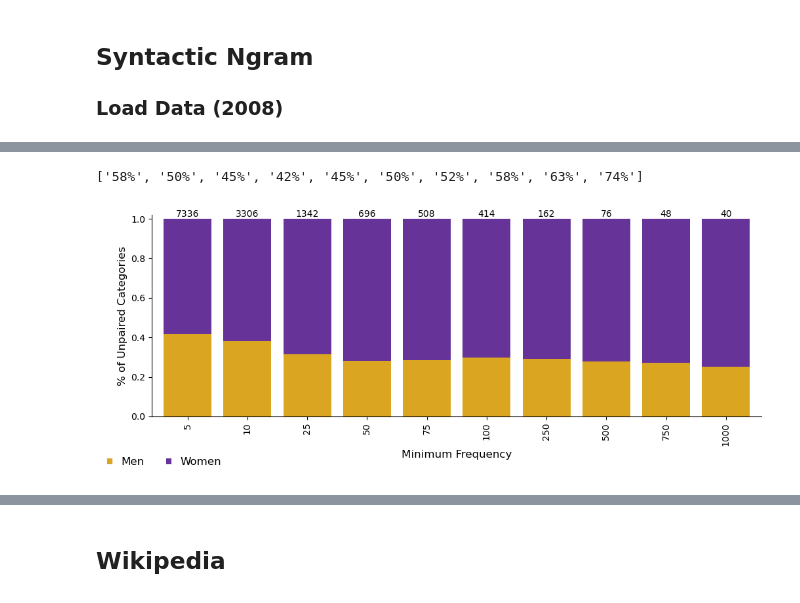
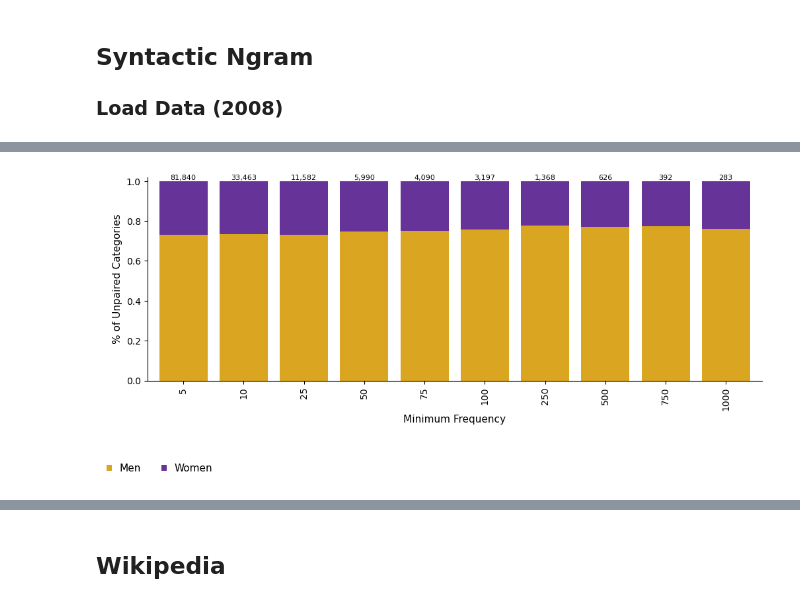
Before and after one commit to katie-warburton/Exploring-Biases-in-Gendered-Categories, a Jupyter notebook: Asymmetries in Gendered Categories.ipynb, the cells around one changed output, grey strips where cells are left out. Saved outputs shown, nothing was run; the diff lists cells and outputs as text; code cells hidden in the pictures.

Commit message:
added more figures + updated main notebook

```diff
--- a/Asymmetries in Gendered Categories.ipynb
+++ b/Asymmetries in Gendered Categories.ipynb
@@ -237,0 +219,5 @@ over_1000 = df[df['FREQ'] >= 1000]['PHRASE'].values
+# %%
+# includes all but the ambiguous cases
+df_all = pd.read_csv('Data/Syntactic Ngram/all_gendered_nps.csv', sep='\t')
+df_gender_modifying_noun = pd.read_csv('Data/Syntactic Ngram/nouns_modified_by_gender.csv', sep='\t')
+df_noun_modifying_gender = pd.read_csv('Data/Syntactic Ngram/modified_mw.csv', sep='\t')
@@ -238,29 +227,18 @@ over_1000 = df[df['FREQ'] >= 1000]['PHRASE'].values
 # %%
-w_props = []
-m_props = []
+thresholds = [5, 10, 25, 50, 75, 100, 250, 500, 750, 1000]
+ngram_lists = gm.get_ngram_over_threshold(df_all, thresholds)
+w_props, m_props = [], []
 total_counts = []
-percent_unbalanced = []
-for gram_list in [over_5, over_10, over_25, over_50, over_75, over_100, over_250, over_500, over_750, over_1000]:
-    m_grams, w_grams = get_gendered_ngrams(gram_list)
-    no_M = {re.sub(r'<M>', '', gram):gram for gram in m_grams}
-    no_W = {re.sub(r'<W>', '', gram):gram for gram in w_grams}
-    m_unablanced = [(no_M[k], None) for k in set(no_M.keys()) - set(no_W.keys())]
-    w_unbalanced = [(None, no_W[k]) for k in set(no_W.keys()) - set(no_M.keys())]
-    wm = [(no_M[k], no_W[k]) for k in set(no_M.keys()) & set(no_W.keys())]
-    total_unbalanced = len(m_unablanced) + len(w_unbalanced)
-    total_counts.append(total_unbalanced)
-    w_props.append(len(w_unbalanced)/total_unbalanced)
-    m_props.append(len(m_unablanced)/total_unbalanced)
-    percent_unbalanced.append(f'{total_unbalanced/len(gram_list):.0%}')
-
+for gram_list in ngram_lists:
+    m_grams, w_grams = gm.get_gendered_ngrams(gram_list)
+    m, w, wm = gm.get_ngram_cases(m_grams, w_grams)
+    w_props.append(len(w)/(len(w)+len(m)))
+    m_props.append(len(m)/(len(w)+len(m)))
+    total_counts.append(f'{len(w+m):,}')
 counts = {'Men': m_props, 'Women': w_props}
 fig, ax = plt.subplots(1, 1, figsize=(12, 4))
 x = ['5', '10', '25', '50', '75', '100', '250', '500', '750', '1000']
-plotStacked(ax, x, counts, ['goldenrod', 'rebeccapurple'], xLabel='Minimum Frequency', yLabel='% of Unpaired Categories', barLabels=total_counts)
-
-
-
-print(percent_unbalanced)
+plots.plot_stacked(ax, x, counts, ['goldenrod', 'rebeccapurple'], xLabel='Minimum Frequency', yLabel='% of Unpaired Categories', barLabels=total_counts)
+fig.savefig('Outputs/Figures/all_gendered_nps.jpeg', bbox_inches='tight', dpi=400)
 # %% [output]
-['58%', '50%', '45%', '42%', '45%', '50%', '52%', '58%', '63%', '74%']
-[figure, old version]
+[figure, new version]
```
Also changed, not shown: parts of 11 cells of this notebook, 3 other files.
